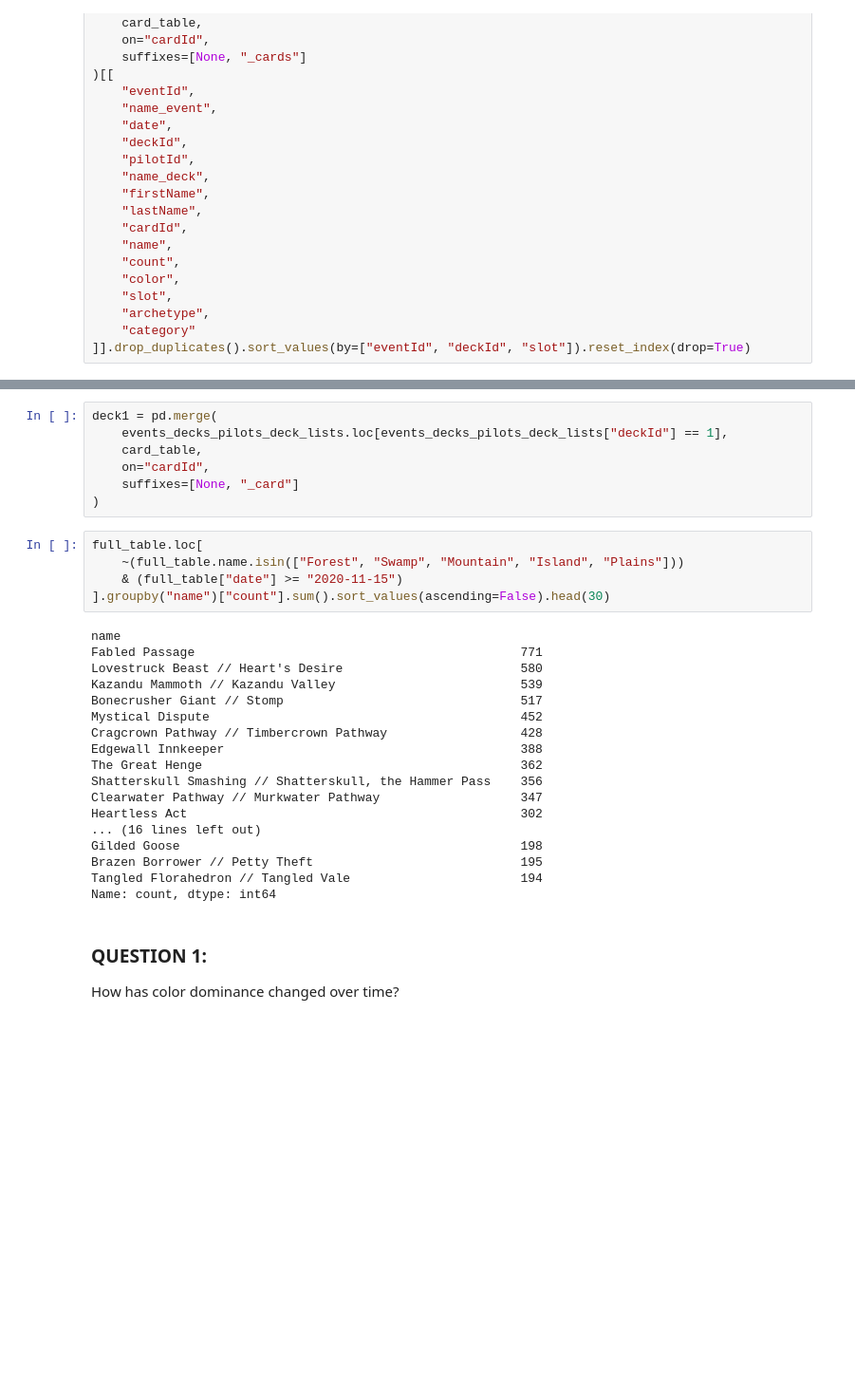
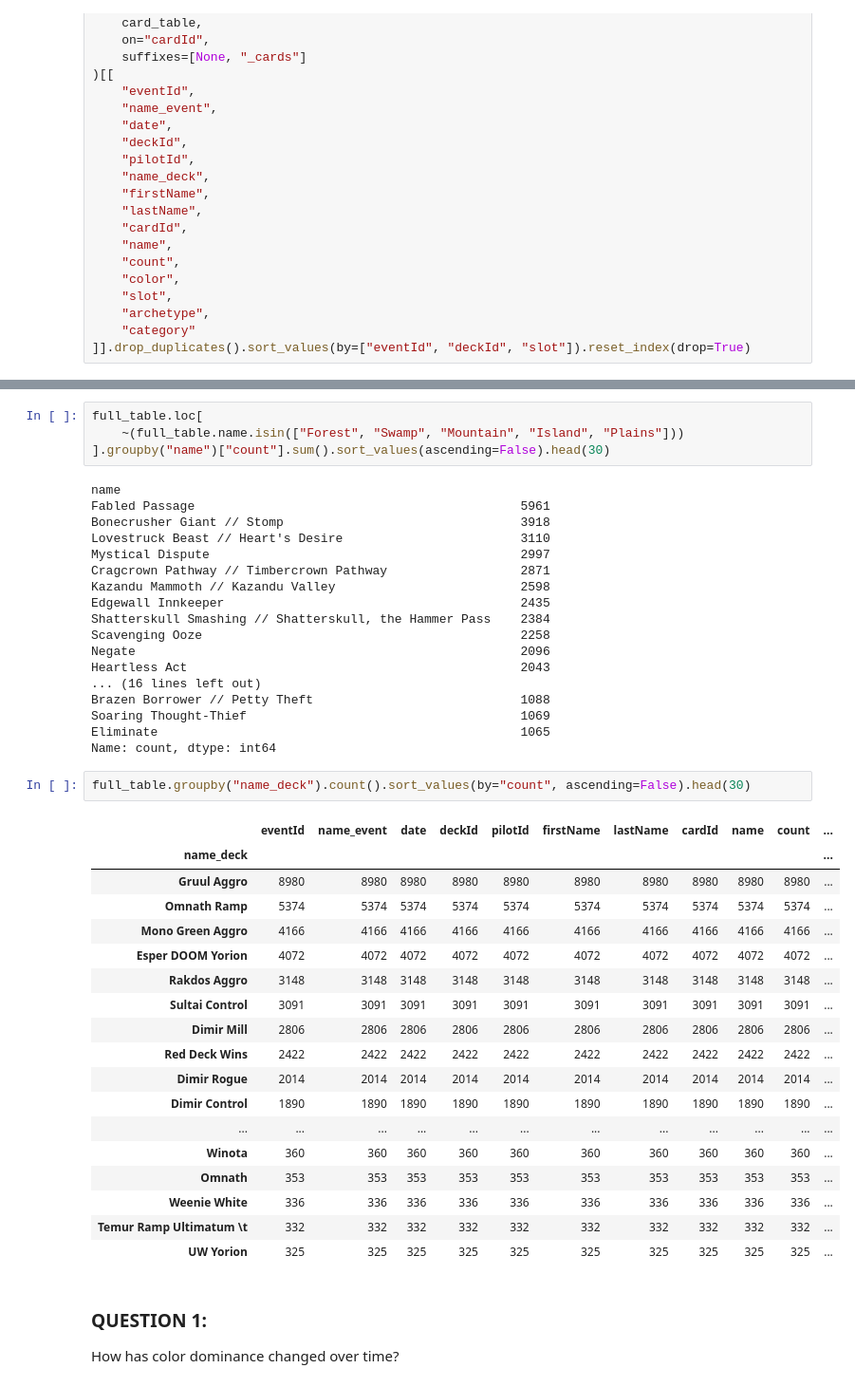
Before and after one commit to greg-martinez44/mtg_scraper, a Jupyter notebook: mtg_plotter/Plotting.ipynb, the cells around one changed output, grey strips where cells are left out. Shown at 95% size. Cells and saved outputs as stored; diff of their text form; blank space fills up the shorter version.

```diff
--- a/mtg_plotter/Plotting.ipynb
+++ b/mtg_plotter/Plotting.ipynb
@@ -376,33 +364,46 @@ full_table.loc[
-# %%
-deck1 = pd.merge(
-    events_decks_pilots_deck_lists.loc[events_decks_pilots_deck_lists["deckId"] == 1],
-    card_table,
-    on="cardId",
-    suffixes=[None, "_card"]
-)
 # %%
 full_table.loc[
     ~(full_table.name.isin(["Forest", "Swamp", "Mountain", "Island", "Plains"]))
-    & (full_table["date"] >= "2020-11-15")
 ].groupby("name")["count"].sum().sort_values(ascending=False).head(30)
 # %% [output]
 name
-Fabled Passage                                            771
-Lovestruck Beast // Heart's Desire                        580
-Kazandu Mammoth // Kazandu Valley                         539
-Bonecrusher Giant // Stomp                                517
-Mystical Dispute                                          452
-Cragcrown Pathway // Timbercrown Pathway                  428
-Edgewall Innkeeper                                        388
-The Great Henge                                           362
-Shatterskull Smashing // Shatterskull, the Hammer Pass    356
-Clearwater Pathway // Murkwater Pathway                   347
-Heartless Act                                             302
+Fabled Passage                                            5961
+Bonecrusher Giant // Stomp                                3918
+Lovestruck Beast // Heart's Desire                        3110
+Mystical Dispute                                          2997
+Cragcrown Pathway // Timbercrown Pathway                  2871
+Kazandu Mammoth // Kazandu Valley                         2598
+Edgewall Innkeeper                                        2435
+Shatterskull Smashing // Shatterskull, the Hammer Pass    2384
+Scavenging Ooze                                           2258
+Negate                                                    2096
+Heartless Act                                             2043
 ... (16 lines left out)
-Gilded Goose                                              198
-Brazen Borrower // Petty Theft                            195
-Tangled Florahedron // Tangled Vale                       194
+Brazen Borrower // Petty Theft                            1088
+Soaring Thought-Thief                                     1069
+Eliminate                                                 1065
 Name: count, dtype: int64
+# %%
+full_table.groupby("name_deck").count().sort_values(by="count", ascending=False).head(30)
+# %% [output]
+|  | eventId | name_event | date | deckId | pilotId | firstName | lastName | cardId | name | count | ... |
+| name_deck |  |  |  |  |  |  |  |  |  |  | ... |
+| Gruul Aggro | 8980 | 8980 | 8980 | 8980 | 8980 | 8980 | 8980 | 8980 | 8980 | 8980 | ... |
+| Omnath Ramp | 5374 | 5374 | 5374 | 5374 | 5374 | 5374 | 5374 | 5374 | 5374 | 5374 | ... |
+| Mono Green Aggro | 4166 | 4166 | 4166 | 4166 | 4166 | 4166 | 4166 | 4166 | 4166 | 4166 | ... |
+| Esper DOOM Yorion | 4072 | 4072 | 4072 | 4072 | 4072 | 4072 | 4072 | 4072 | 4072 | 4072 | ... |
+| Rakdos Aggro | 3148 | 3148 | 3148 | 3148 | 3148 | 3148 | 3148 | 3148 | 3148 | 3148 | ... |
+| Sultai Control | 3091 | 3091 | 3091 | 3091 | 3091 | 3091 | 3091 | 3091 | 3091 | 3091 | ... |
+| Dimir Mill | 2806 | 2806 | 2806 | 2806 | 2806 | 2806 | 2806 | 2806 | 2806 | 2806 | ... |
+| Red Deck Wins | 2422 | 2422 | 2422 | 2422 | 2422 | 2422 | 2422 | 2422 | 2422 | 2422 | ... |
+| Dimir Rogue | 2014 | 2014 | 2014 | 2014 | 2014 | 2014 | 2014 | 2014 | 2014 | 2014 | ... |
+| Dimir Control | 1890 | 1890 | 1890 | 1890 | 1890 | 1890 | 1890 | 1890 | 1890 | 1890 | ... |
+| ... | ... | ... | ... | ... | ... | ... | ... | ... | ... | ... | ... |
+| Winota | 360 | 360 | 360 | 360 | 360 | 360 | 360 | 360 | 360 | 360 | ... |
+| Omnath | 353 | 353 | 353 | 353 | 353 | 353 | 353 | 353 | 353 | 353 | ... |
+| Weenie White | 336 | 336 | 336 | 336 | 336 | 336 | 336 | 336 | 336 | 336 | ... |
+| Temur Ramp Ultimatum \t | 332 | 332 | 332 | 332 | 332 | 332 | 332 | 332 | 332 | 332 | ... |
+| UW Yorion | 325 | 325 | 325 | 325 | 325 | 325 | 325 | 325 | 325 | 325 | ... |
 # %% [markdown]
 ### QUESTION 1:
 
```
Also changed, not shown: parts of 19 cells of this notebook, 7 other files.
